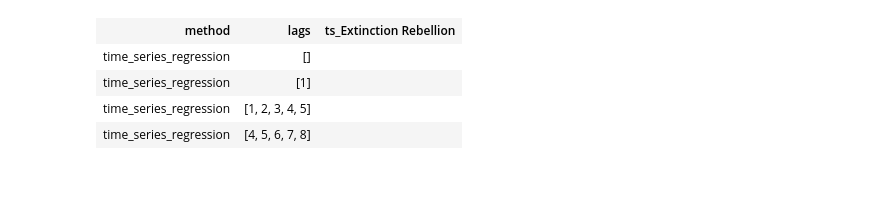
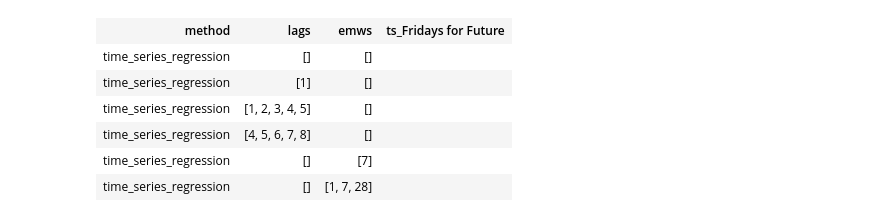
Before and after one commit to SocialChangeLab/media-impact-monitor, a Jupyter notebook: notebooks/2024-08-01-david-robustness.ipynb, the cells around one changed output. Drawn from its saved outputs; the diff is of its cells as text; code cells hidden in the pictures; blank space fills up the shorter version.

```diff
--- a/notebooks/2024-08-01-david-robustness.ipynb
+++ b/notebooks/2024-08-01-david-robustness.ipynb
@@ -7,7 +7,7 @@ import pandas as pd
 from great_tables import GT
 
 organizers = ["Fridays for Future", "Extinction Rebellion", "Greenpeace"]
-organizers = [organizers[1]]
+organizers = [organizers[0]]
 start_date = date(2022, 1, 1)
 end_date = date(2024, 1, 1)
 rows = []
@@ -24,36 +24,46 @@ for method in ["time_series_regression"]:
     )["climate activism"].rename("count")
     for organizer in organizers:
         events = get_events(
             EventSearch(
                 source="acled",
                 organizers=[organizer],
                 start_date=start_date,
                 end_date=end_date,
             )
         )
 
         match method:
             case "time_series_regression":
-                for lags in [[], [1], [1, 2, 3, 4, 5], [4, 5, 6, 7, 8]]:
+                for lags, emws in [
+                    ([], []),
+                    ([1], []),
+                    ([1, 2, 3, 4, 5], []),
+                    ([4, 5, 6, 7, 8], []),
+                    ([], [7]),
+                    ([], [1, 7, 28]),
+                ]:
                     ts, limitations = time_series_regression(
                         events=events,
                         article_counts=trend,
                         aggregation="daily",
                         lags=lags,
                     )
                     row = dict(
                         method=method,
                         lags=lags,
+                        emws=emws,
                     )
                     row[f"ts_{organizer}"] = " ".join(ts["mean"].values.astype(str))
                     rows.append(row)
 df = pd.DataFrame(rows)
 GT(df).fmt_nanoplot(
     columns=[f"ts_{organizer}" for organizer in organizers][0],
 )  # restriction in great_tables, only supports one nanoplot column
 # %% [output]
-| method | lags | ts_Extinction Rebellion |
-| time_series_regression | [] |  |
-| time_series_regression | [1] |  |
-| time_series_regression | [1, 2, 3, 4, 5] |  |
-| time_series_regression | [4, 5, 6, 7, 8] |  |
+| method | lags | emws | ts_Fridays for Future |
+| time_series_regression | [] | [] |  |
+| time_series_regression | [1] | [] |  |
+| time_series_regression | [1, 2, 3, 4, 5] | [] |  |
+| time_series_regression | [4, 5, 6, 7, 8] | [] |  |
+| time_series_regression | [] | [7] |  |
+| time_series_regression | [] | [1, 7, 28] |  |
```
Also changed, not shown: 1 other file.
